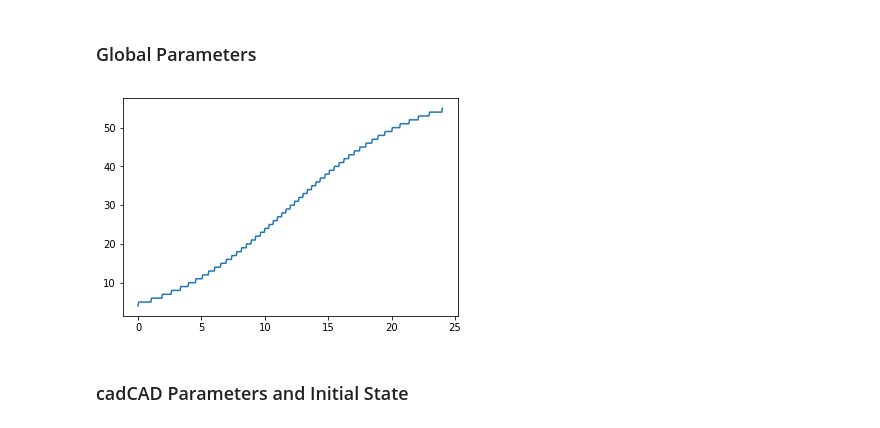
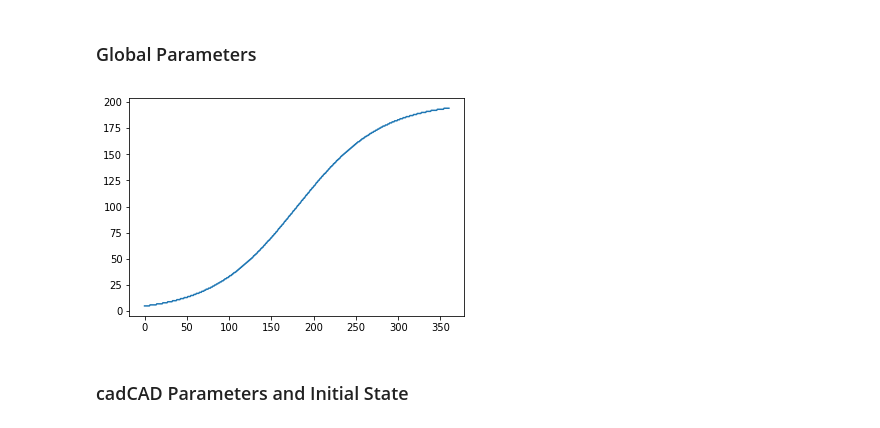
Before and after one commit to BenSchZA/ixo-liquidity-mechanism, a Jupyter notebook: ixo.ipynb, the cells around one changed output. Cells and saved outputs as stored; diff of their text form; code cells hidden in the pictures.

```diff
--- a/ixo.ipynb
+++ b/ixo.ipynb
@@ -122,31 +127,32 @@ spread = 0.01 # dependant on liquidity
 quoted_price = 0 # TODO
 
 # cadCAD configuration
-time_steps = 24 # months, use days for more granularity
+days_in_month = 30 # approx.
+time_steps = 12*days_in_month # days for more granularity - NB: all transaction rates in days
 # %%
 # Number of actors
-max_delegators = 20
-max_validators = 20
-max_service_providers = 20
-max_participants = max_delegators + max_validators + max_service_providers
+# max_delegators = 20
+# max_validators = 20
+# max_service_providers = 20
+max_participants = 200 # conservative
 
 # Sigmoidal growth
 default_inflection = time_steps/2
-default_slope = 1/5
+default_slope = 1/50
 
 def sigmoidal_growth(step, max_value, inflection=default_inflection, slope=default_slope):
     y = np.divide(max_value, (1 + np.power(np.e, -np.multiply(np.subtract(step, inflection), slope))))
     y = np.floor(y)
     y[y < 0] = 0
     return y
 
 x = np.linspace(0, time_steps, 500)
 y = sigmoidal_growth(x, max_participants)
 
 plt.plot(x, y)
 plt.show()
 # %% [output]
-[figure, old version]
+[figure, new version]
 # %% [markdown]
 ### cadCAD Parameters and Initial State
 # %%
```
Also changed, not shown: parts of 17 cells of this notebook.
